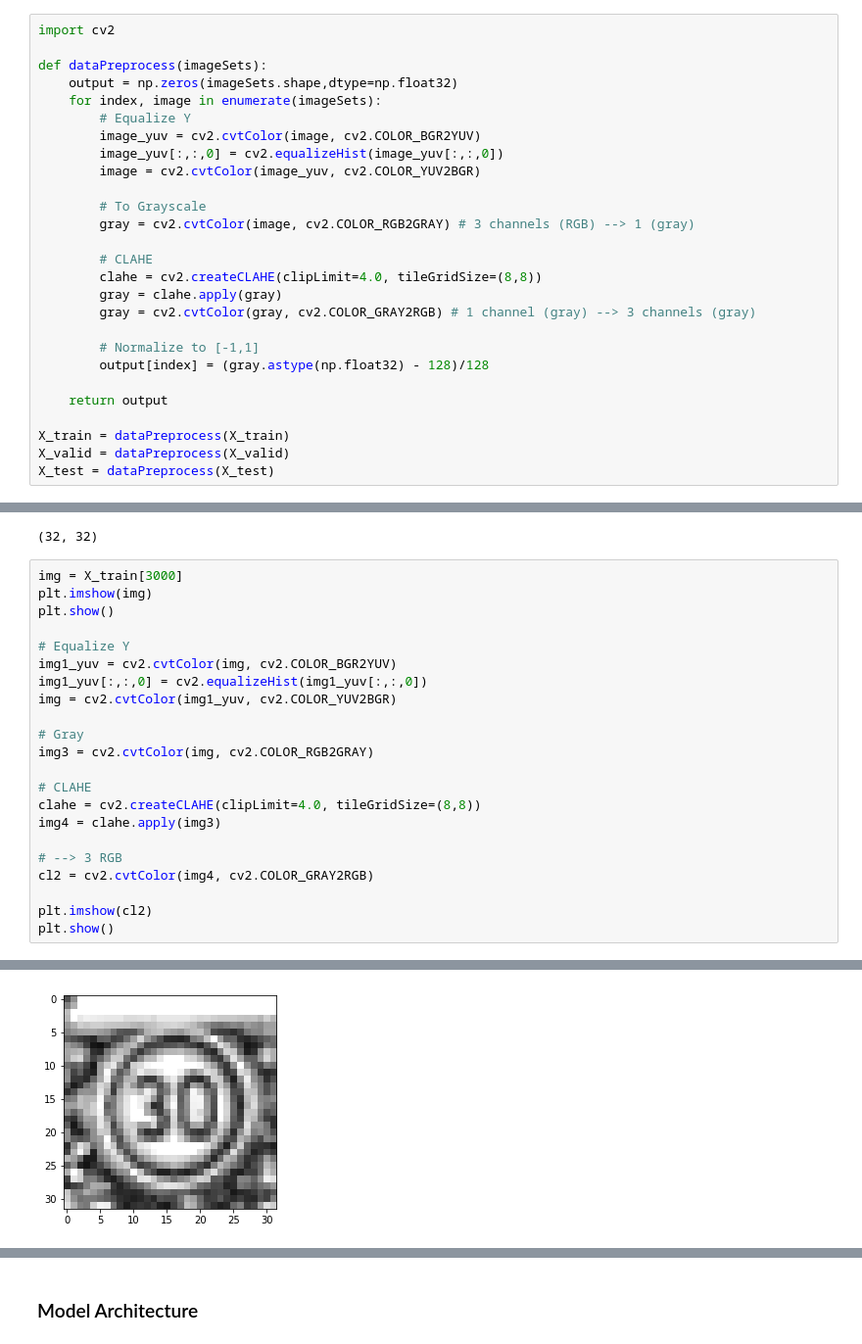
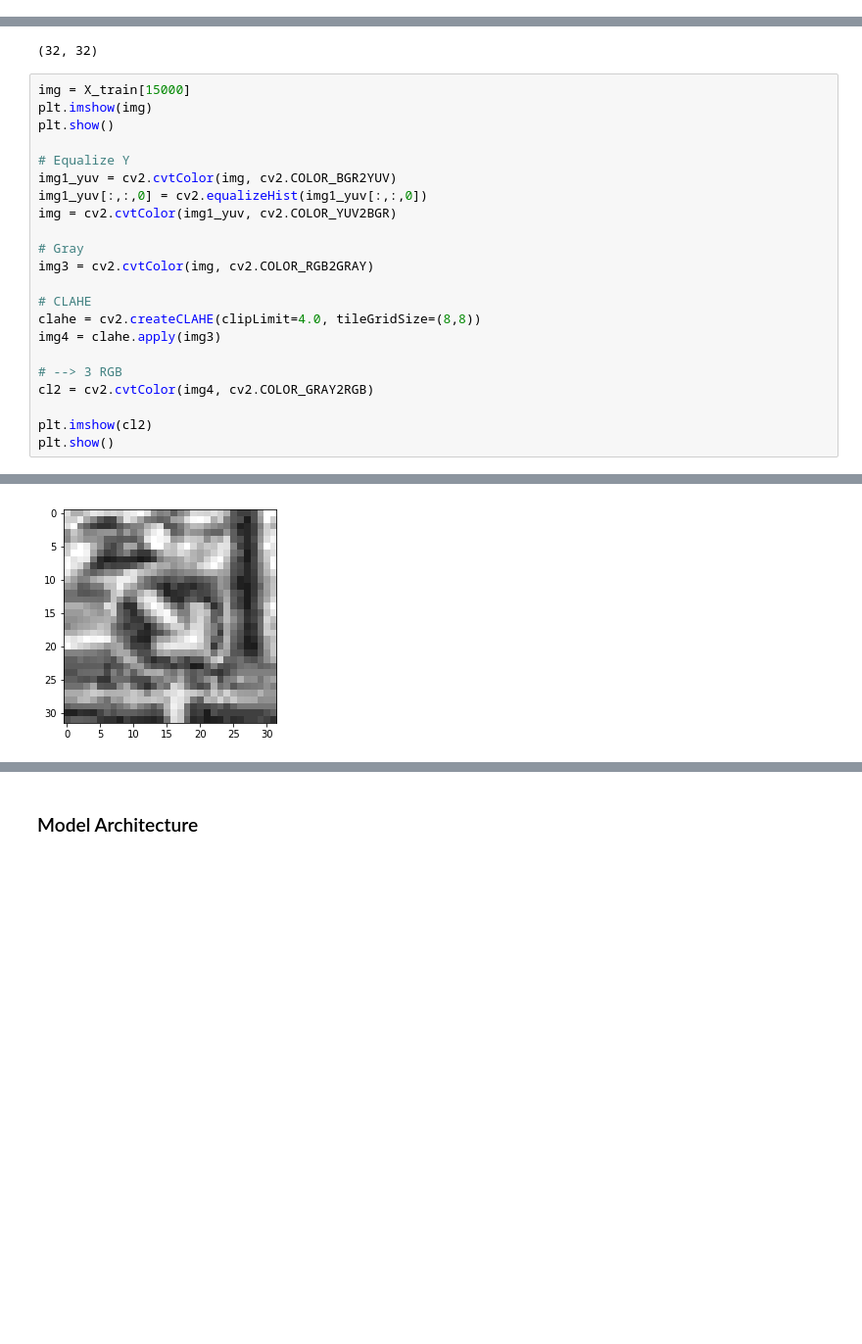
Before and after one commit to Guocheng99/CarND-TrafficSign-P2, a Jupyter notebook: Traffic_Sign_Classifier.ipynb, the cells around one changed output, grey strips where cells are left out. Shown at 98% size. Cells and saved outputs as stored; diff of their text form; blank space fills up the shorter version.

```diff
--- a/Traffic_Sign_Classifier.ipynb
+++ b/Traffic_Sign_Classifier.ipynb
@@ -158,31 +158,4 @@ Minimally, the image data should be normalized so that the data has mean zero an
 Other pre-processing steps are optional. You can try different techniques to see if it improves performance.
 
 Use the code cell (or multiple code cells, if necessary) to implement the first step of your project.
-# %%
-import cv2
-
-def dataPreprocess(imageSets):
-    output = np.zeros(imageSets.shape,dtype=np.float32)
-    for index, image in enumerate(imageSets):
-        # Equalize Y
-        image_yuv = cv2.cvtColor(image, cv2.COLOR_BGR2YUV)
-        image_yuv[:,:,0] = cv2.equalizeHist(image_yuv[:,:,0])
-        image = cv2.cvtColor(image_yuv, cv2.COLOR_YUV2BGR)
-
-        # To Grayscale
-        gray = cv2.cvtColor(image, cv2.COLOR_RGB2GRAY) # 3 channels (RGB) --> 1 (gray)
-
-        # CLAHE
-        clahe = cv2.createCLAHE(clipLimit=4.0, tileGridSize=(8,8))
-        gray = clahe.apply(gray)
-        gray = cv2.cvtColor(gray, cv2.COLOR_GRAY2RGB) # 1 channel (gray) --> 3 channels (gray)
-
-        # Normalize to [-1,1]
-        output[index] = (gray.astype(np.float32) - 128)/128
-
-    return output
-
-X_train = dataPreprocess(X_train)
-X_valid = dataPreprocess(X_valid)
-X_test = dataPreprocess(X_test)
 # %%
@@ -231,7 +206,7 @@ print(X_train[1000][:,:,0].shape)
 [figure]
 (32, 32)
 # %%
-img = X_train[3000]
+img = X_train[15000]
 plt.imshow(img)
 plt.show()
 
@@ -257 +232 @@ plt.show()
-[figure, old version]
+[figure, new version]
```
Also changed, not shown: parts of 23 cells of this notebook, 7 other files.
